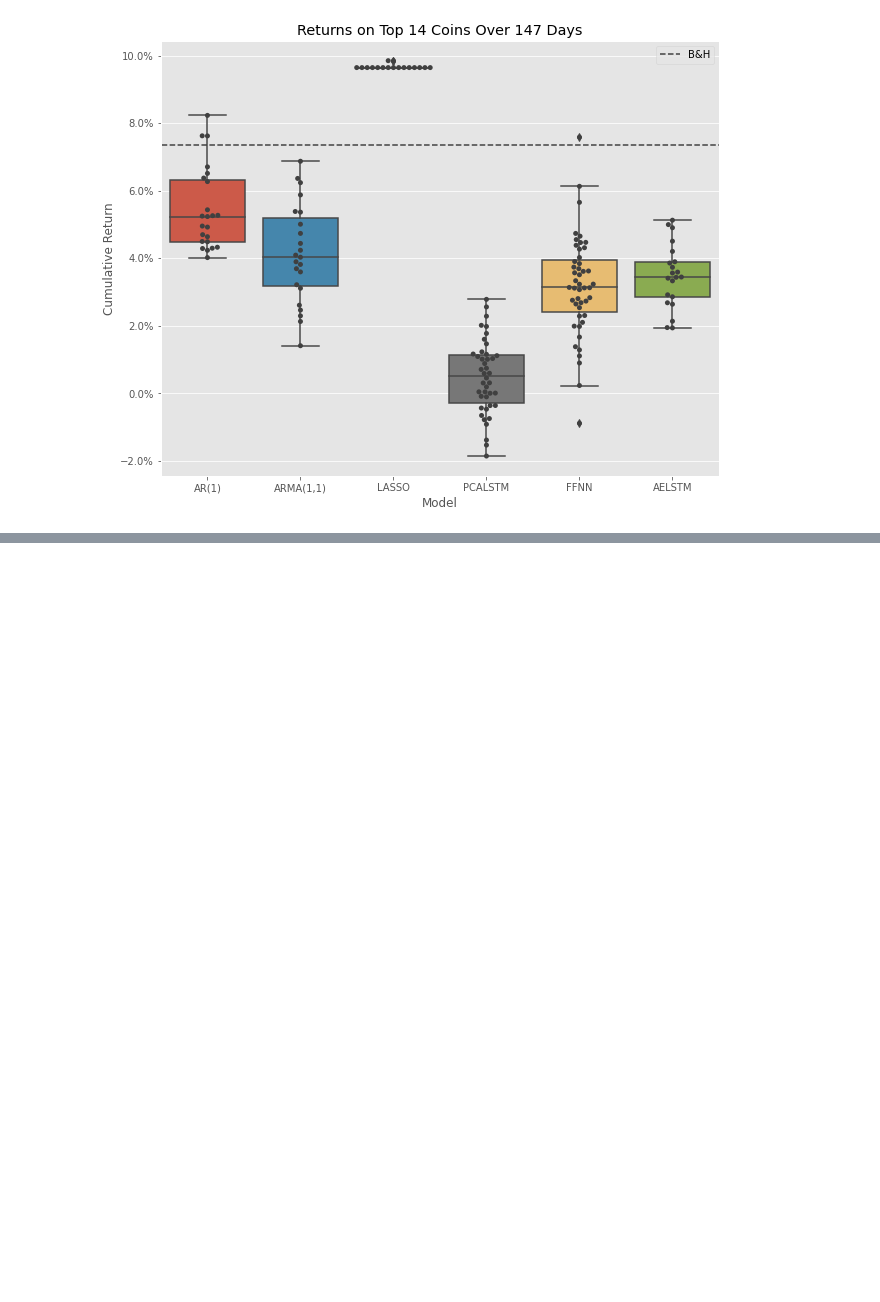
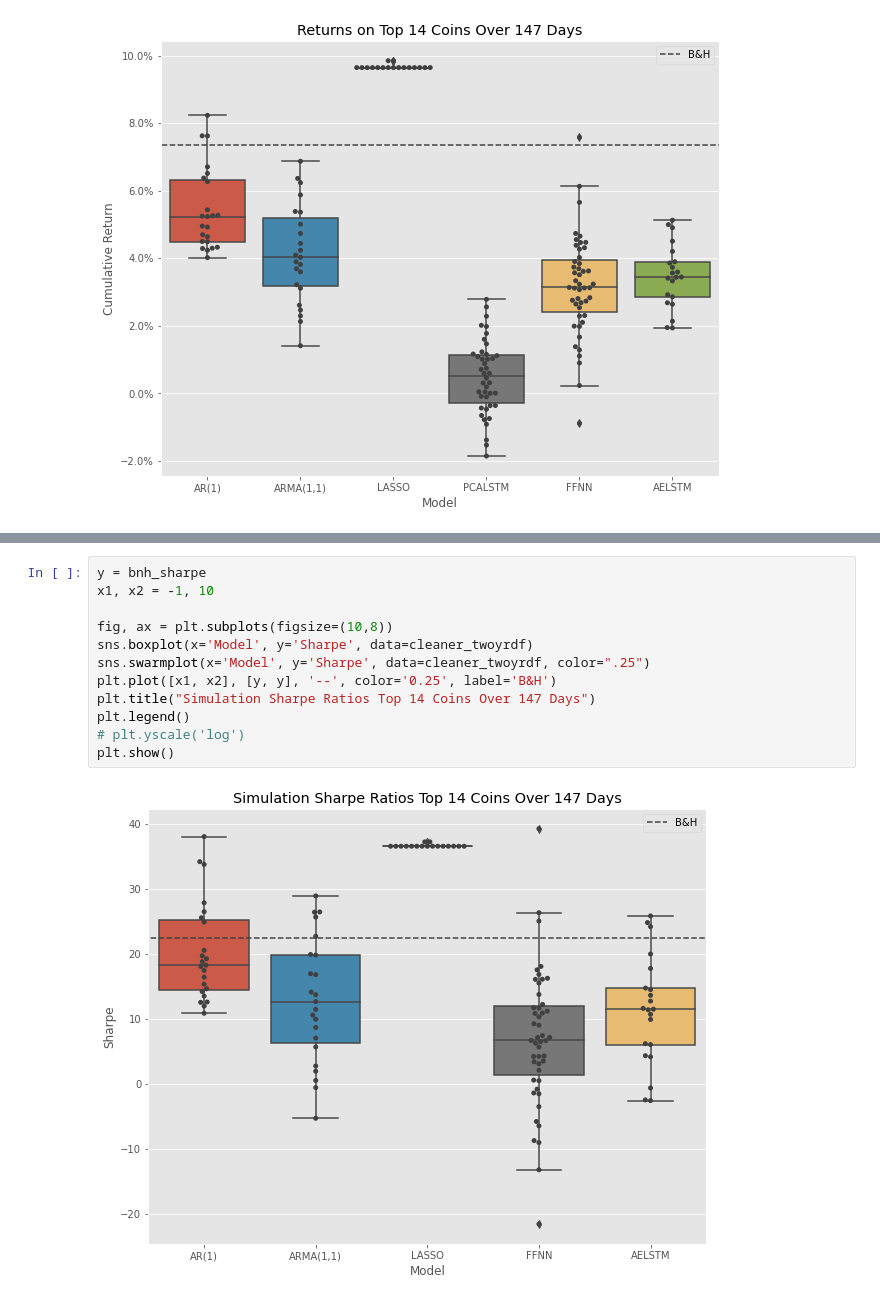
Before and after one commit to 0xHarrington/crypto-comovement, a Jupyter notebook: Results_Analysis.ipynb, the cells around one changed output, grey strips where cells are left out. Cells and saved outputs as stored; diff of their text form; blank space fills up the shorter version.

```diff
--- a/Results_Analysis.ipynb
+++ b/Results_Analysis.ipynb
@@ -310,0 +289,14 @@ TypeError: Can only append a dict if ignore_index=True
+# %%
+y = bnh_sharpe
+x1, x2 = -1, 10
+
+fig, ax = plt.subplots(figsize=(10,8))
+sns.boxplot(x='Model', y='Sharpe', data=cleaner_twoyrdf)
+sns.swarmplot(x='Model', y='Sharpe', data=cleaner_twoyrdf, color=".25")
+plt.plot([x1, x2], [y, y], '--', color='0.25', label='B&H')
+plt.title("Simulation Sharpe Ratios Top 14 Coins Over 147 Days")
+plt.legend()
+# plt.yscale('log')
+plt.show()
+# %% [output]
+[figure, added]
```
Also changed, not shown: parts of 36 cells of this notebook.
